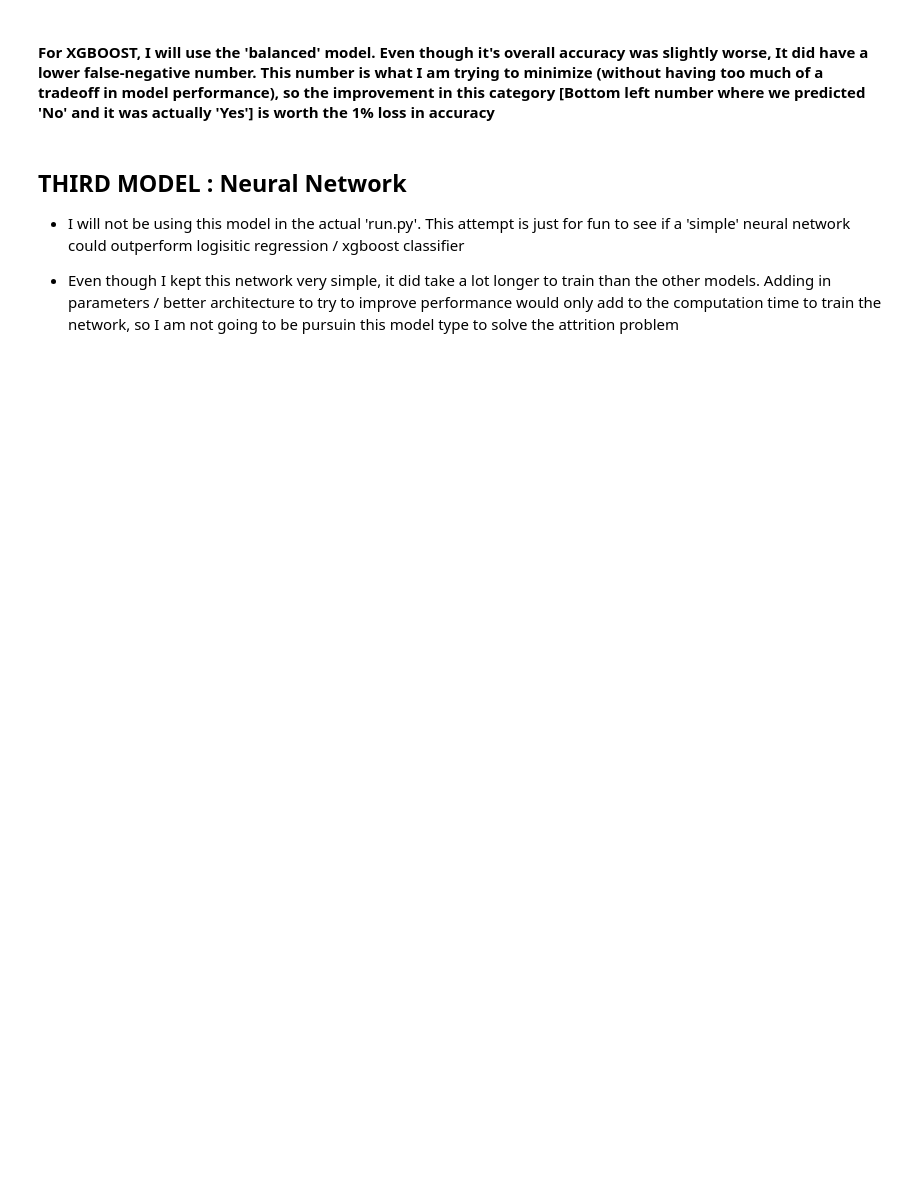
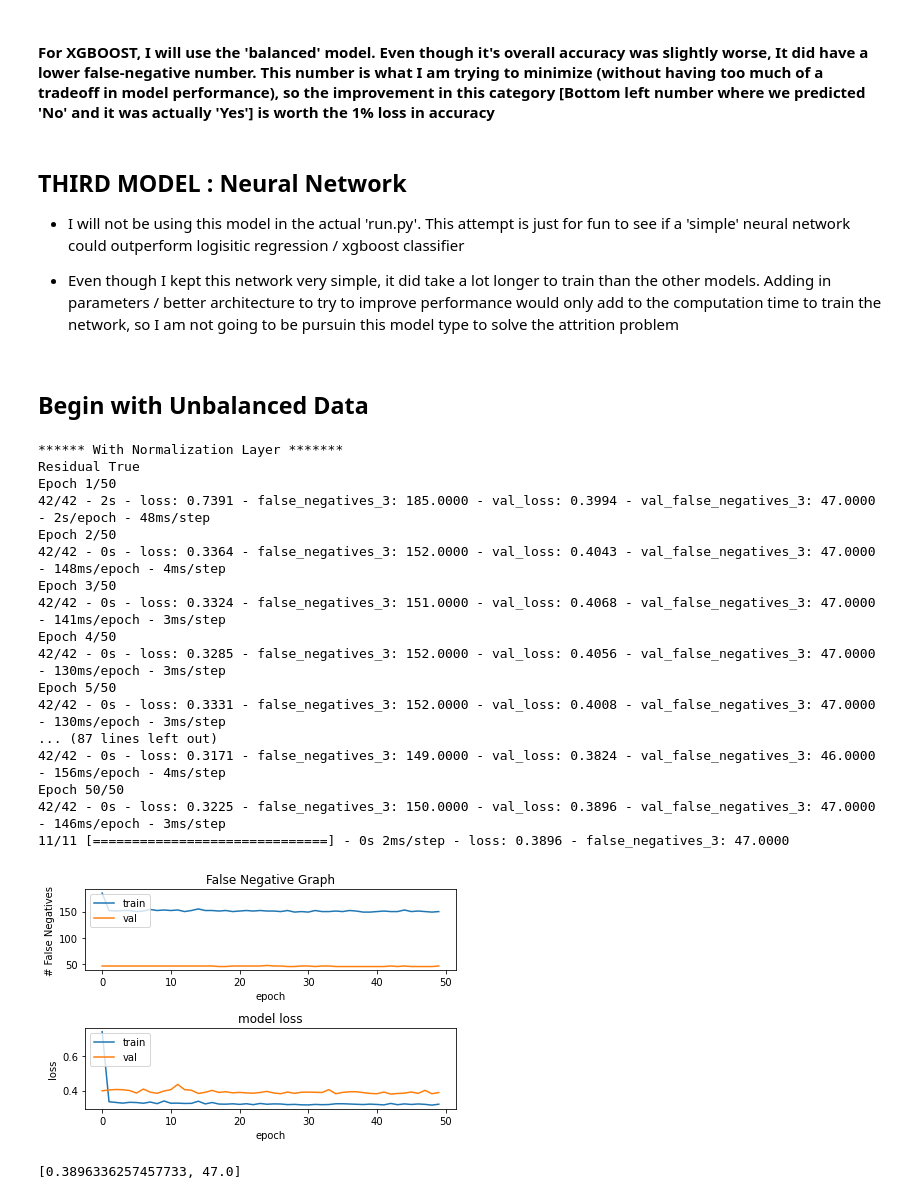
Before and after one commit to markmlowe/capstone, a Jupyter notebook: notebooks/01_mml_initial_data_exploration.ipynb, the cells around one changed output. Drawn from its saved outputs; the diff is of its cells as text; code cells hidden in the pictures; blank space fills up the shorter version.

Commit message:
updates to EDA to include neural network performance, as well as updates to run.py for balanced / unbalanced training data

```diff
--- a/notebooks/01_mml_initial_data_exploration.ipynb
+++ b/notebooks/01_mml_initial_data_exploration.ipynb
@@ -359,18 +536,18 @@ def plot_acc_loss(history):
     # summarize history for accuracy
 
     plt.subplot(211)
-    plt.plot(history.history['precision'])
-    plt.plot(history.history['val_precision'])
-    plt.title('PRECISION')
-    plt.ylabel('Precision ratio')
+    plt.plot(history.history[list(history.history.keys())[1]])
+    plt.plot(history.history[list(history.history.keys())[3]])
+    plt.title('False Negative Graph')
+    plt.ylabel('# False Negatives')
     plt.xlabel('epoch')
     plt.legend(['train', 'val'], loc='upper left')
 
     # summarize history for loss
 
     plt.subplot(212)
-    plt.plot(history.history['loss'])
-    plt.plot(history.history['val_loss'])
+    plt.plot(history.history[list(history.history.keys())[0]])
+    plt.plot(history.history[list(history.history.keys())[2]])
     plt.title('model loss')
     plt.ylabel('loss')
     plt.xlabel('epoch')
@@ -380,6 +557,8 @@ def plot_acc_loss(history):
     plt.show()
 
     return
+# %% [markdown]
+## Begin with Unbalanced Data
 # %%
 
 
@@ -395,12 +574,12 @@ n_hidden_layers = 6
 lr = .002
 
 # way to one hot encode the target variable into categorical variables
-y_train = keras.utils.to_categorical(y_bal_train, len(np.unique(y)))
+y_train = keras.utils.to_categorical(y_train, len(np.unique(y)))
 y_val = keras.utils.to_categorical(y_test, len(np.unique(y)))
 
 
 # need to do [1:] to allow for dimensionality compatability
-a = b = keras.layers.Input(shape = x_bal_train.shape[1:])
+a = b = keras.layers.Input(shape = x_train.shape[1:])
 
 print('****** With Normalization Layer *******')
 a = keras.layers.LayerNormalization(axis= -1)(a)
@@ -411,35 +590,56 @@ a = keras.layers.Flatten()(a)
 print('Residual True')
 a = keras.layers.Dense(n_hidden_units)(a)
 for _ in range(n_hidden_layers):
     a_resid = a
     a = keras.layers.Dense(n_hidden_units, activation=keras.activations.relu)(a)
     a = keras.layers.Add()([a, a_resid])
 
 # look at keras.activations options
 # make sure to functionalize the layer object so we pass tensors
 a = keras.layers.Dense(y_train.shape[1], activation = keras.activations.softmax)(a)
 
 # reset the model
 model = keras.Model(b,a)
 
 # Prep the model for -learning-
+### USE FALSE_NEGATIVES AS METRIC BECAUSE WE WANT TO MINIMIZE THIS METRIC
 model.compile(loss=keras.losses.BinaryCrossentropy(from_logits=True),
 optimizer='adam',
-metrics=[keras.metrics.Precision(thresholds=0)])
+metrics=[keras.metrics.FalseNegatives()])
 
 # urn off print because we will look at the best model
-history = model.fit(x_bal_train, y_train,
+history = model.fit(x_train, y_train,
     batch_size = batch_size,
     epochs = epochs,
     verbose = 2,
     validation_data = (x_test, y_val)
             )
 # don't need to print out each evaluation
 score = model.evaluate(x_test, y_val, verbose = 1)
 
 plot_acc_loss(history)
 
 print(score)
+# %% [output]
+****** With Normalization Layer *******
+Residual True
+Epoch 1/50
+42/42 - 2s - loss: 0.7391 - false_negatives_3: 185.0000 - val_loss: 0.3994 - val_false_negatives_3: 47.0000 - 2s/epoch - 48ms/step
+Epoch 2/50
+42/42 - 0s - loss: 0.3364 - false_negatives_3: 152.0000 - val_loss: 0.4043 - val_false_negatives_3: 47.0000 - 148ms/epoch - 4ms/step
+Epoch 3/50
+42/42 - 0s - loss: 0.3324 - false_negatives_3: 151.0000 - val_loss: 0.4068 - val_false_negatives_3: 47.0000 - 141ms/epoch - 3ms/step
+Epoch 4/50
+42/42 - 0s - loss: 0.3285 - false_negatives_3: 152.0000 - val_loss: 0.4056 - val_false_negatives_3: 47.0000 - 130ms/epoch - 3ms/step
+Epoch 5/50
+42/42 - 0s - loss: 0.3331 - false_negatives_3: 152.0000 - val_loss: 0.4008 - val_false_negatives_3: 47.0000 - 130ms/epoch - 3ms/step
+... (87 lines left out)
+42/42 - 0s - loss: 0.3171 - false_negatives_3: 149.0000 - val_loss: 0.3824 - val_false_negatives_3: 46.0000 - 156ms/epoch - 4ms/step
+Epoch 50/50
+42/42 - 0s - loss: 0.3225 - false_negatives_3: 150.0000 - val_loss: 0.3896 - val_false_negatives_3: 47.0000 - 146ms/epoch - 3ms/step
+11/11 [==============================] - 0s 2ms/step - loss: 0.3896 - false_negatives_3: 47.0000
+[figure, added]
+[0.3896336257457733, 47.0]
 # %%
 from sklearn import metrics
 
```
Also changed, not shown: parts of 33 cells of this notebook, 6 other files.
